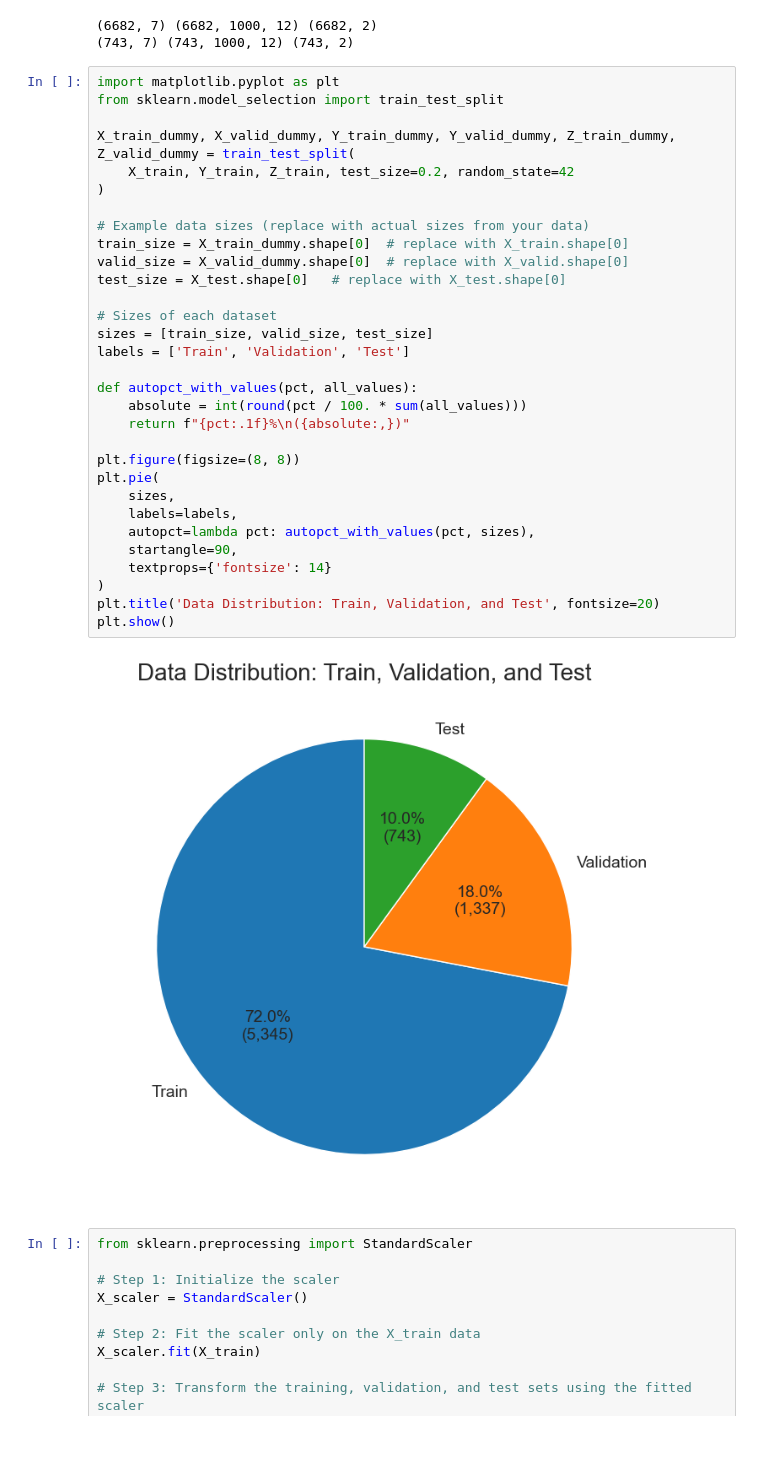
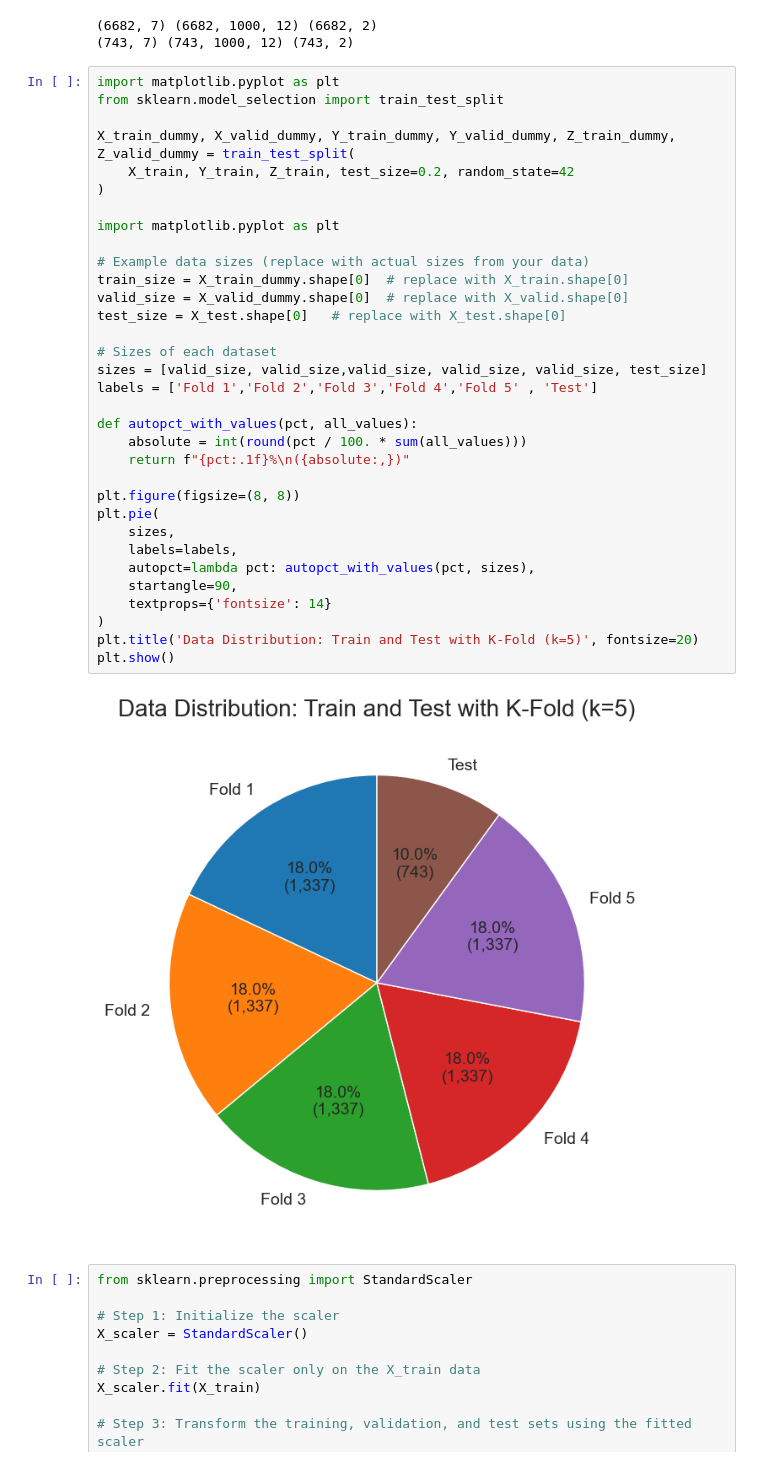
Before and after one commit to NugrohoRahmanto/Tugas-Akhir-MI-detection, a Jupyter notebook: transferLearning_algo/transfer-learning-3-lstm.ipynb, the cells around one changed output. Drawn from its saved outputs; the diff is of its cells as text.

```diff
--- a/transferLearning_algo/transfer-learning-3-lstm.ipynb
+++ b/transferLearning_algo/transfer-learning-3-lstm.ipynb
@@ -237,36 +237,38 @@ print(X_test.shape,  Y_test.shape,  Z_test.shape)
 # %%
 import matplotlib.pyplot as plt
 from sklearn.model_selection import train_test_split
 
 X_train_dummy, X_valid_dummy, Y_train_dummy, Y_valid_dummy, Z_train_dummy, Z_valid_dummy = train_test_split(
     X_train, Y_train, Z_train, test_size=0.2, random_state=42
 )
 
+import matplotlib.pyplot as plt
+
 # Example data sizes (replace with actual sizes from your data)
 train_size = X_train_dummy.shape[0]  # replace with X_train.shape[0]
 valid_size = X_valid_dummy.shape[0]  # replace with X_valid.shape[0]
 test_size = X_test.shape[0]   # replace with X_test.shape[0]
 
 # Sizes of each dataset
-sizes = [train_size, valid_size, test_size]
-labels = ['Train', 'Validation', 'Test']
+sizes = [valid_size, valid_size,valid_size, valid_size, valid_size, test_size]
+labels = ['Fold 1','Fold 2','Fold 3','Fold 4','Fold 5' , 'Test']
 
 def autopct_with_values(pct, all_values):
     absolute = int(round(pct / 100. * sum(all_values)))
     return f"{pct:.1f}%\n({absolute:,})"
 
 plt.figure(figsize=(8, 8))
 plt.pie(
     sizes,
     labels=labels,
     autopct=lambda pct: autopct_with_values(pct, sizes),
     startangle=90,
     textprops={'fontsize': 14}
 )
-plt.title('Data Distribution: Train, Validation, and Test', fontsize=20)
+plt.title('Data Distribution: Train and Test with K-Fold (k=5)', fontsize=20)
 plt.show()
 # %% [output]
-[figure, old version]
+[figure, new version]
 # %%
 from sklearn.preprocessing import StandardScaler
 
```
Also changed, not shown: 3 other files.
